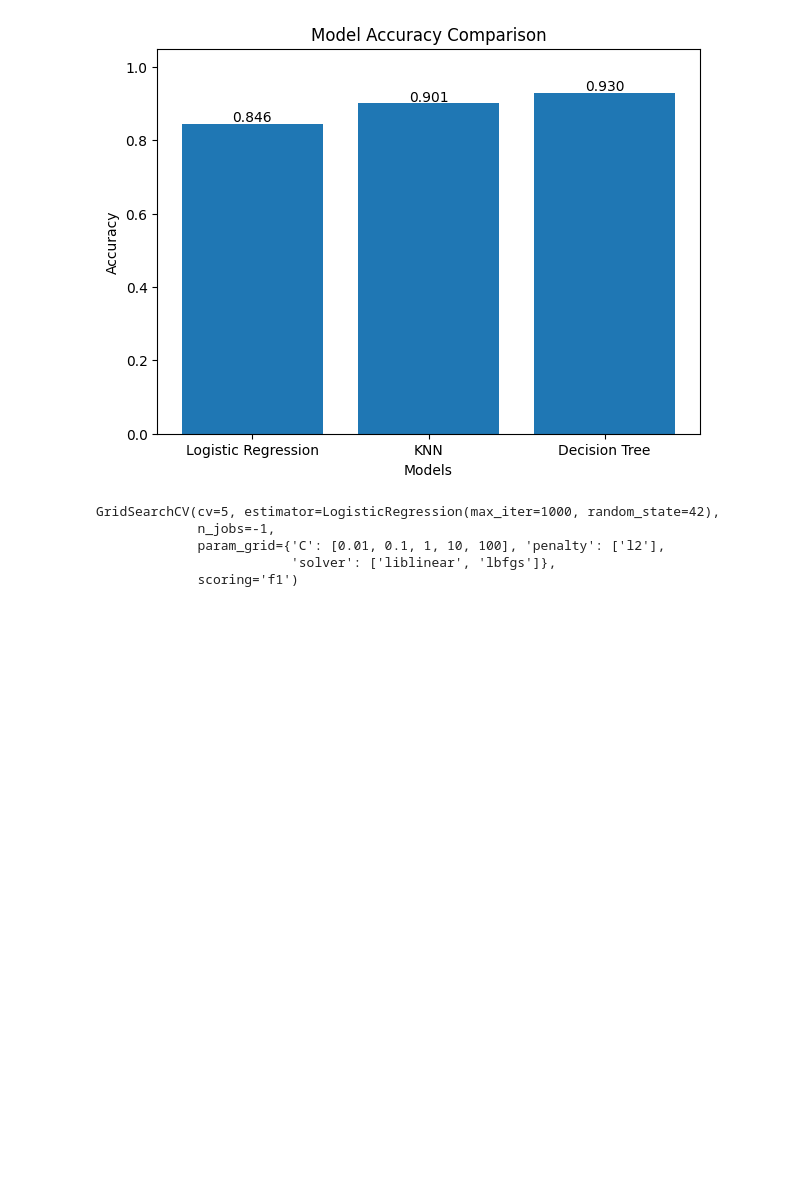
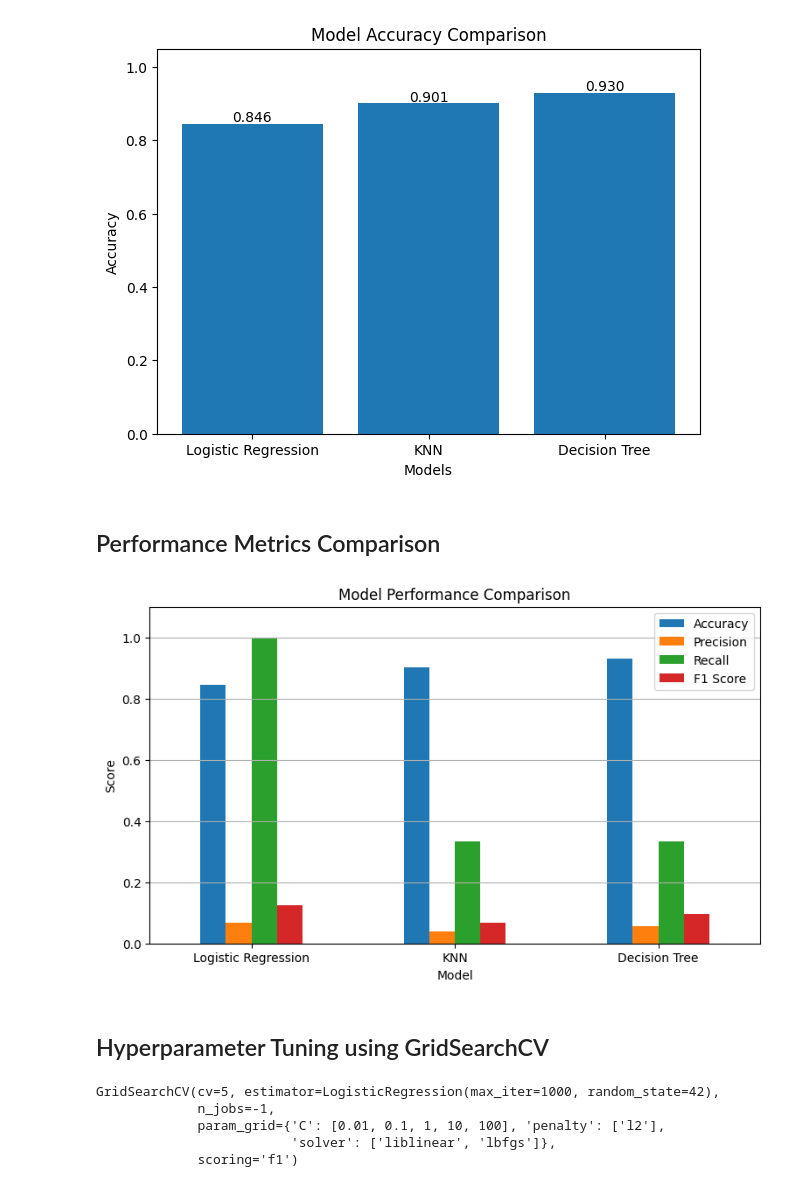
Before and after one commit to Sanjayduduka45/Wine-Quality-Prediction-using-Machine-Learning, a Jupyter notebook: winequality.ipynb, the cells around one changed output. Drawn from its saved outputs; the diff is of its cells as text; code cells hidden in the pictures; blank space fills up the shorter version.

```diff
--- a/winequality.ipynb
+++ b/winequality.ipynb
@@ -210,6 +235,27 @@ plt.ylim(0,1.05)
 plt.show()
 # %% [output]
 [figure]
+# %% [markdown]
+## Performance Metrics Comparison
+# %%
+metrics = ["Accuracy","Precision","Recall","F1 Score"]
+
+results.set_index("Model")[metrics].plot(
+    kind="bar",
+    figsize=(9,5)
+)
+
+plt.title("Model Performance Comparison")
+plt.ylabel("Score")
+plt.ylim(0,1.1)
+plt.xticks(rotation=0)
+plt.grid(axis='y')
+
+plt.show()
+# %% [output]
+[figure, added]
+# %% [markdown]
+## Hyperparameter Tuning using GridSearchCV
 # %%
 from sklearn.model_selection import GridSearchCV
 
```
Also changed, not shown: parts of 36 cells of this notebook, 1 other file.
